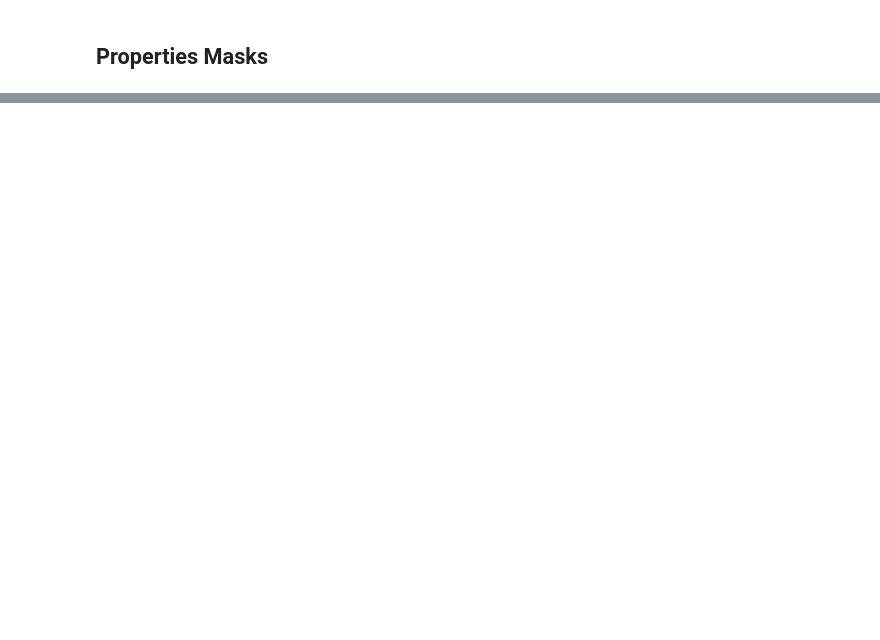
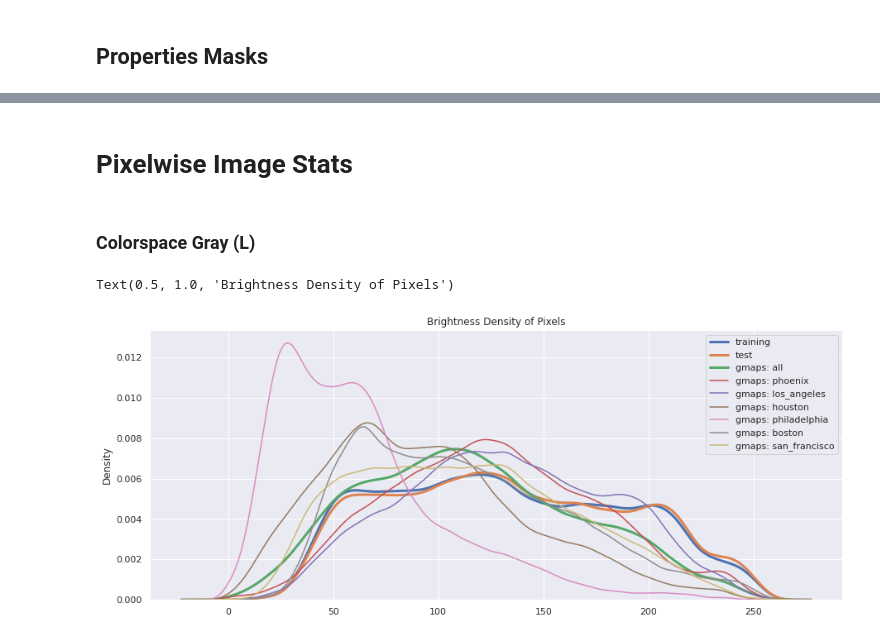
Before and after one commit to jjurm/road-segmentation, a Jupyter notebook: notebooks/images_properties.ipynb, the cells around one changed output, grey strips where cells are left out. Drawn from its saved outputs; the diff is of its cells as text; code cells hidden in the pictures; blank space fills up the shorter version.

Commit message:
pixelwise image_properties

```diff
--- a/notebooks/images_properties.ipynb
+++ b/notebooks/images_properties.ipynb
@@ -12,9 +18,9 @@ warnings.filterwarnings("ignore")
 # %%
 # get paths
 paths = {
-    'training': '../data/training',
-    'test': '../data/test',
-    'gmaps': '../data/gmaps'
+    'training': os.path.join(os.environ['CIL_DATA'], 'training'),
+    'test':     os.path.join(os.environ['CIL_DATA'], 'test'),
+    'gmaps':    os.path.join(os.environ['CIL_DATA'], 'gmaps')
 }
 # %% [markdown]
 ## Properties IMAGES -- averaged per image
@@ -318,9 +281,9 @@ cities = cities[:1] + cities[1+1:]
 
 labels_gmaps = ['gmaps: ' + city for city in cities]
 
-x, y = sns.kdeplot(np.array(n_pos_pix_dict['training']), bw=0.3, linewidth=3).get_lines()[0].get_data()
-sns.kdeplot(np.array(n_pos_pix_dict['gmaps']['all']), bw=0.3)
-sns.kdeplot(np.array(n_pos_pix_dict['gmaps']['filtered']), bw=0.3)
+x, y = sns.kdeplot(np.array(n_pos_pix_dict['training']), bw=0.1, linewidth=3).get_lines()[0].get_data()
+sns.kdeplot(np.array(n_pos_pix_dict['gmaps']['all']), bw=0.1)
+sns.kdeplot(np.array(n_pos_pix_dict['gmaps']['filtered']), bw=0.1)
 # for city in cities:
 #     sns.kdeplot(np.array(n_pos_pix_dict['gmaps'][city]), bw=0.3)
 
@@ -334,0 +362,2 @@ y[100]
+# %% [markdown]
+# Pixelwise Image Stats
@@ -334,0 +406,32 @@ y[100]
+# %%
+def plot_hist_dict(hist_dict:Dict[str, Dict[str, np.ndarray]], channel=0, bandwith=0.1, ax=None):
+    if ax == None:
+        ax = plt.gca()
+        sns.set(rc={'figure.figsize':(15, 6)})
+
+    # histogram indices
+    x = np.arange(0, 256)
+    idx = x + 256*channel
+
+    # plot training and test data
+    for category in list(hist_dict.keys())[:-1]: # ignore gmaps
+        sns.kdeplot(x, weights=hist_dict[category][idx], bw=bandwith, linewidth=3, label=category, ax=ax)
+
+    # plot google maps data
+    sns.kdeplot(x, weights=hist_dict['gmaps']['all'][idx], bw=bandwith, linewidth=3, label=f'gmaps: all', ax=ax)
+    #sns.kdeplot(x, weights=hist_dict['gmaps']['filtered'][idx], bw=bandwith, linewidth=3, label=f'gmaps: filtered')
+    for city in list(hist_dict['gmaps'].keys())[2:]:
+        sns.kdeplot(x, weights=hist_dict['gmaps'][city][idx], bw=bandwith, label=f'gmaps: {city}', ax=ax)
+
+    ax.legend()
+    return ax
+# %% [markdown]
+### Colorspace Gray (L)
+# %%
+hist_dict_l = pixelwise_hist(colorspace='L')
+# %%
+plot_hist_dict(hist_dict_l, channel=0, bandwith=0.1)
+plt.title("Brightness Density of Pixels")
+# %% [output]
+Text(0.5, 1.0, 'Brightness Density of Pixels')
+[figure, added]
```
Also changed, not shown: parts of 26 cells of this notebook.
